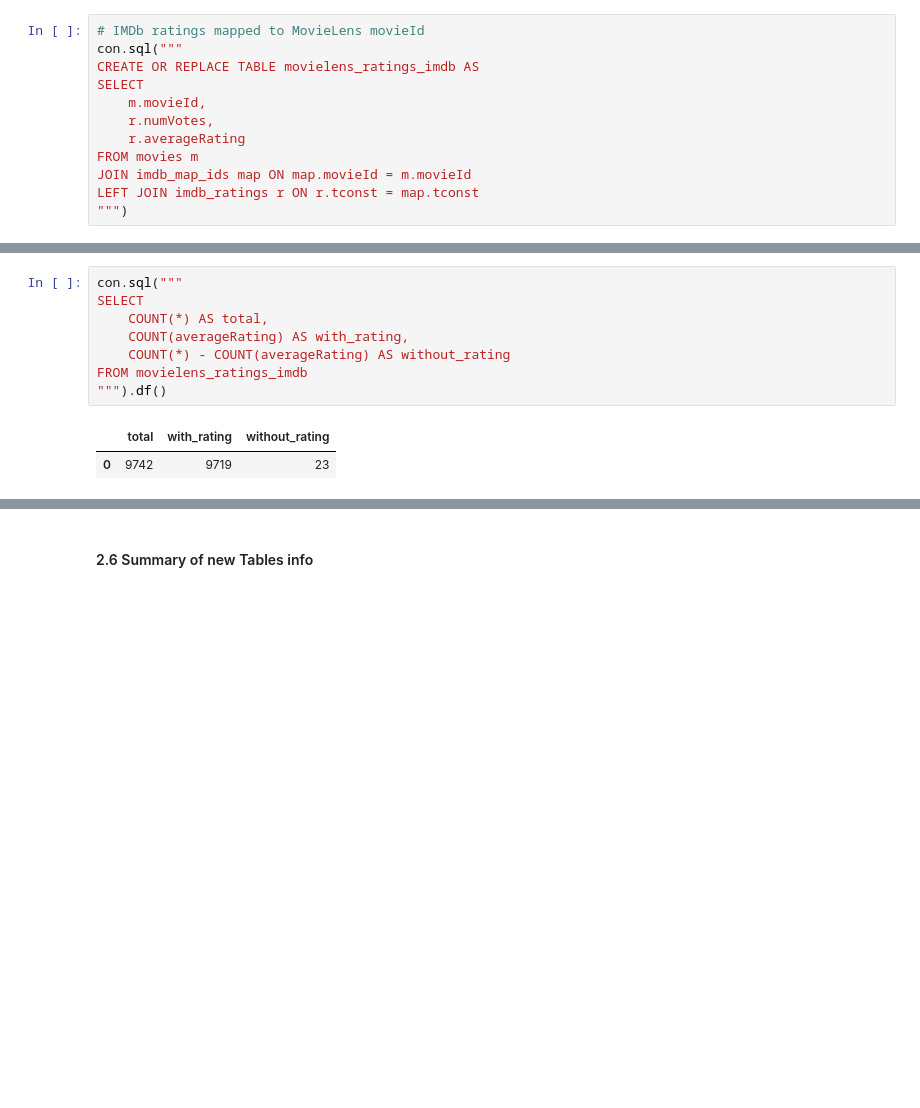
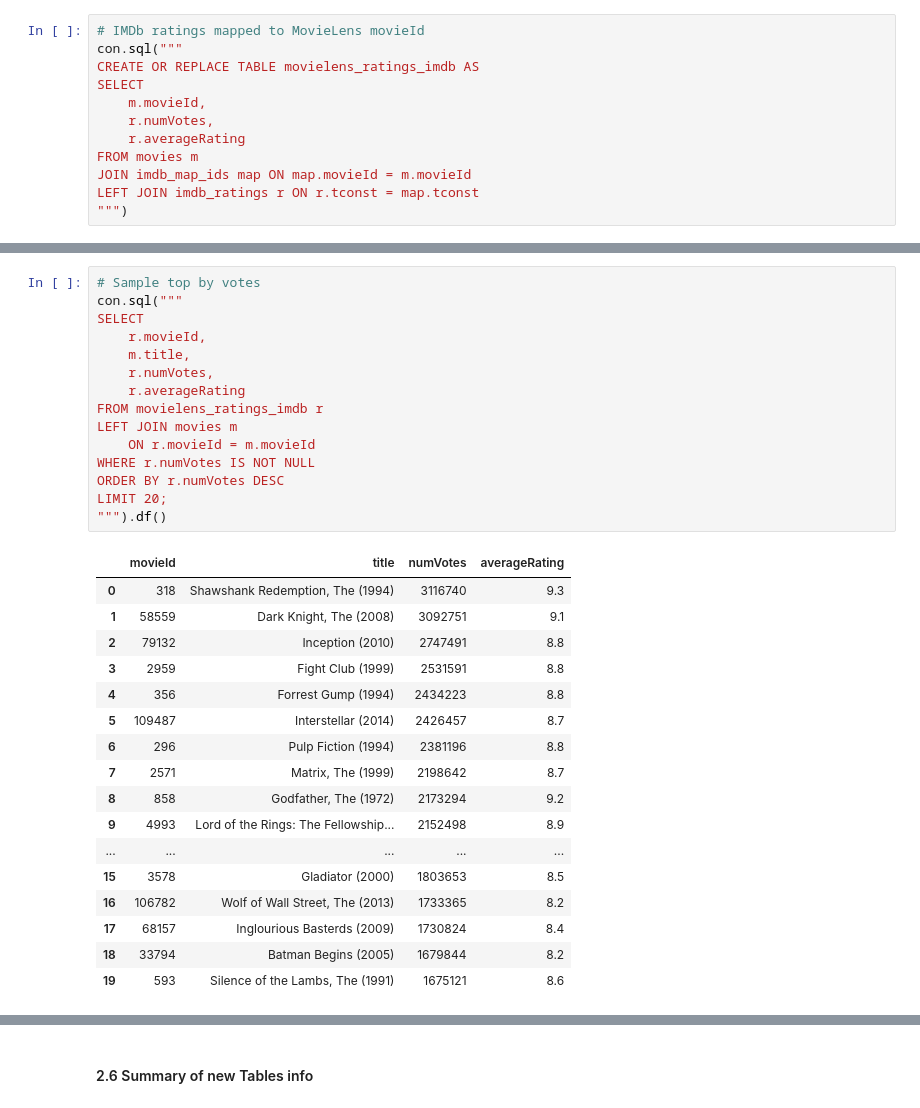
Before and after one commit to sergiopatinha/BigDataFoundations, a Jupyter notebook: notebooks/1.7 - Data Enrichment.ipynb, the cells around one changed output, grey strips where cells are left out. Drawn from its saved outputs; the diff is of its cells as text; blank space fills up the shorter version.

```diff
--- a/notebooks/1.7 - Data Enrichment.ipynb
+++ b/notebooks/1.7 - Data Enrichment.ipynb
@@ -397,11 +705,33 @@ con.sql("SELECT * FROM movielens_ratings_imdb LIMIT 5").df()
-# %%
-con.sql("""
-SELECT
-    COUNT(*) AS total,
-    COUNT(averageRating) AS with_rating,
-    COUNT(*) - COUNT(averageRating) AS without_rating
-FROM movielens_ratings_imdb
-""").df()
-# %% [output]
-|  | total | with_rating | without_rating |
-| 0 | 9742 | 9719 | 23 |
+# %%
+# Sample top by votes
+con.sql("""
+SELECT
+    r.movieId,
+    m.title,
+    r.numVotes,
+    r.averageRating
+FROM movielens_ratings_imdb r
+LEFT JOIN movies m
+    ON r.movieId = m.movieId
+WHERE r.numVotes IS NOT NULL
+ORDER BY r.numVotes DESC
+LIMIT 20;
+""").df()
+# %% [output]
+|  | movieId | title | numVotes | averageRating |
+| 0 | 318 | Shawshank Redemption, The (1994) | 3116740 | 9.3 |
+| 1 | 58559 | Dark Knight, The (2008) | 3092751 | 9.1 |
+| 2 | 79132 | Inception (2010) | 2747491 | 8.8 |
+| 3 | 2959 | Fight Club (1999) | 2531591 | 8.8 |
+| 4 | 356 | Forrest Gump (1994) | 2434223 | 8.8 |
+| 5 | 109487 | Interstellar (2014) | 2426457 | 8.7 |
+| 6 | 296 | Pulp Fiction (1994) | 2381196 | 8.8 |
+| 7 | 2571 | Matrix, The (1999) | 2198642 | 8.7 |
+| 8 | 858 | Godfather, The (1972) | 2173294 | 9.2 |
+| 9 | 4993 | Lord of the Rings: The Fellowship... | 2152498 | 8.9 |
+| ... | ... | ... | ... | ... |
+| 15 | 3578 | Gladiator (2000) | 1803653 | 8.5 |
+| 16 | 106782 | Wolf of Wall Street, The (2013) | 1733365 | 8.2 |
+| 17 | 68157 | Inglourious Basterds (2009) | 1730824 | 8.4 |
+| 18 | 33794 | Batman Begins (2005) | 1679844 | 8.2 |
+| 19 | 593 | Silence of the Lambs, The (1991) | 1675121 | 8.6 |
```
Also changed, not shown: parts of 37 cells of this notebook.
